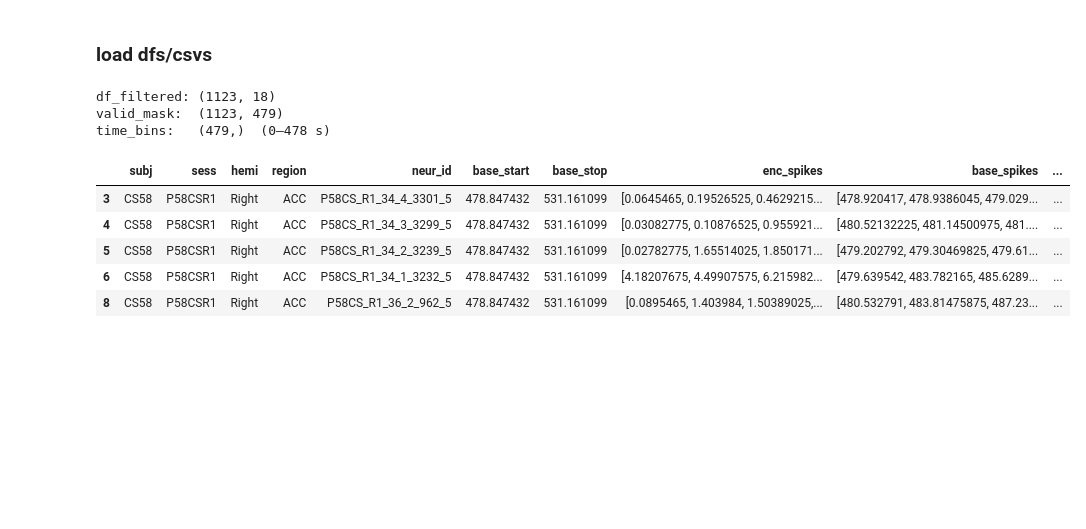
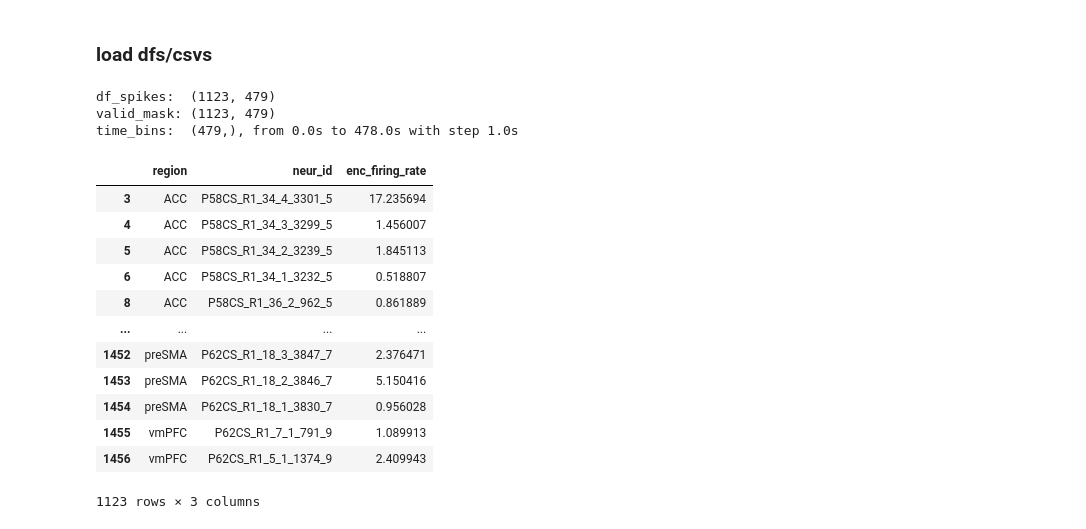
Before and after one commit to siyer7/movie_analysis, a Jupyter notebook: code/autocorr.ipynb, the cells around one changed output. Cells and saved outputs as stored; diff of their text form; code cells hidden in the pictures; blank space fills up the shorter version.

```diff
--- a/code/autocorr.ipynb
+++ b/code/autocorr.ipynb
@@ -3,21 +3,32 @@ import numpy as np, pandas as pd, seaborn as sns, matplotlib.pyplot as plt, os
 # %% [markdown]
 ### load dfs/csvs
 # %%
-df_filtered = pd.read_parquet('../data/csvs/df_filtered.parquet')
-valid_mask  = np.load('../data/csvs/valid_mask.npy')
-time_bins   = np.load('../data/csvs/time_bins.npy')
+data_dir = '../data/csvs'
 
-print(f"df_filtered: {df_filtered.shape}")
-print(f"valid_mask:  {valid_mask.shape}")
-print(f"time_bins:   {time_bins.shape}  ({time_bins[0]:.0f}–{time_bins[-1]:.0f} s)")
-df_filtered.head()
+df_all_clean_data = pd.read_parquet(f'{data_dir}/df_all_clean_data.parquet')
+df_spikes = pd.read_parquet(f'{data_dir}/df_spikes.parquet')  # shape: (n_neurons, n_timebins), values = FR in Hz
+valid_mask = np.load(f'{data_dir}/valid_mask.npy')            # shape: (n_neurons, n_timebins), bool
+time_bins = np.load(f'{data_dir}/time_bins.npy')              # 1D array of bin start times in seconds
+
+print(f"df_spikes:  {df_spikes.shape}")
+print(f"valid_mask: {valid_mask.shape}")
+print(f"time_bins:  {time_bins.shape}, from {time_bins[0]:.1f}s to {time_bins[-1]:.1f}s with step {time_bins[1]-time_bins[0]:.1f}s")
+
+df_all_clean_data[['region', 'neur_id', 'enc_firing_rate']]
 # %% [output]
-df_filtered: (1123, 18)
-valid_mask:  (1123, 479)
-time_bins:   (479,)  (0–478 s)
+df_spikes:  (1123, 479)
+valid_mask: (1123, 479)
+time_bins:  (479,), from 0.0s to 478.0s with step 1.0s
-|  | subj | sess | hemi | region | neur_id | base_start | base_stop | enc_spikes | base_spikes | ... |
-| 3 | CS58 | P58CSR1 | Right | ACC | P58CS_R1_34_4_3301_5 | 478.847432 | 531.161099 | [0.0645465, 0.19526525, 0.4629215... | [478.920417, 478.9386045, 479.029... | ... |
-| 4 | CS58 | P58CSR1 | Right | ACC | P58CS_R1_34_3_3299_5 | 478.847432 | 531.161099 | [0.03082775, 0.10876525, 0.955921... | [480.52132225, 481.14500975, 481.... | ... |
-| 5 | CS58 | P58CSR1 | Right | ACC | P58CS_R1_34_2_3239_5 | 478.847432 | 531.161099 | [0.02782775, 1.65514025, 1.850171... | [479.202792, 479.30469825, 479.61... | ... |
-| 6 | CS58 | P58CSR1 | Right | ACC | P58CS_R1_34_1_3232_5 | 478.847432 | 531.161099 | [4.18207675, 4.49907575, 6.215982... | [479.639542, 483.782165, 485.6289... | ... |
-| 8 | CS58 | P58CSR1 | Right | ACC | P58CS_R1_36_2_962_5 | 478.847432 | 531.161099 | [0.0895465, 1.403984, 1.50389025,... | [480.532791, 483.81475875, 487.23... | ... |
+|  | region | neur_id | enc_firing_rate |
+| 3 | ACC | P58CS_R1_34_4_3301_5 | 17.235694 |
+| 4 | ACC | P58CS_R1_34_3_3299_5 | 1.456007 |
+| 5 | ACC | P58CS_R1_34_2_3239_5 | 1.845113 |
+| 6 | ACC | P58CS_R1_34_1_3232_5 | 0.518807 |
+| 8 | ACC | P58CS_R1_36_2_962_5 | 0.861889 |
+| ... | ... | ... | ... |
+| 1452 | preSMA | P62CS_R1_18_3_3847_7 | 2.376471 |
+| 1453 | preSMA | P62CS_R1_18_2_3846_7 | 5.150416 |
+| 1454 | preSMA | P62CS_R1_18_1_3830_7 | 0.956028 |
+| 1455 | vmPFC | P62CS_R1_7_1_791_9 | 1.089913 |
+| 1456 | vmPFC | P62CS_R1_5_1_1374_9 | 2.409943 |
+1123 rows × 3 columns
```
Also changed, not shown: parts of 4 cells of this notebook, 42 other files.
